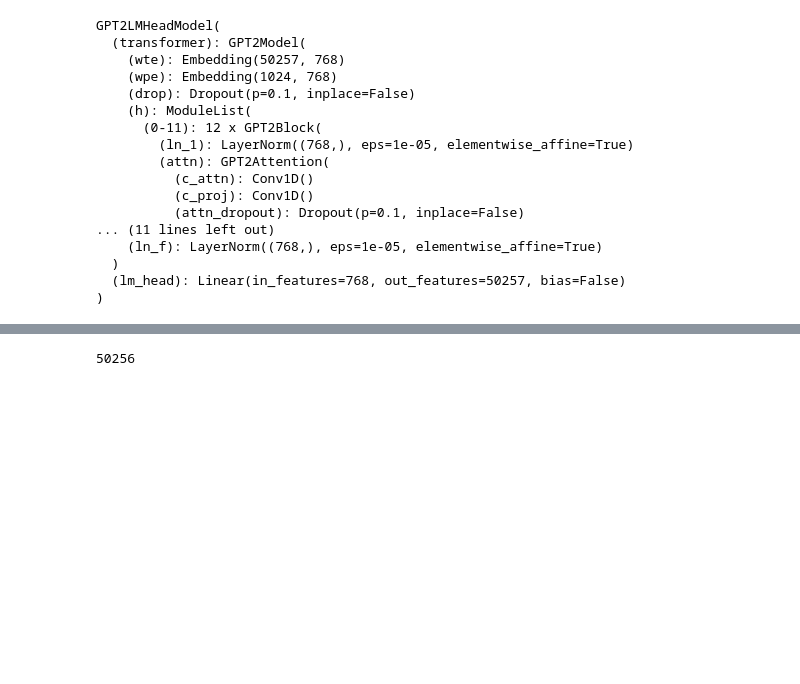
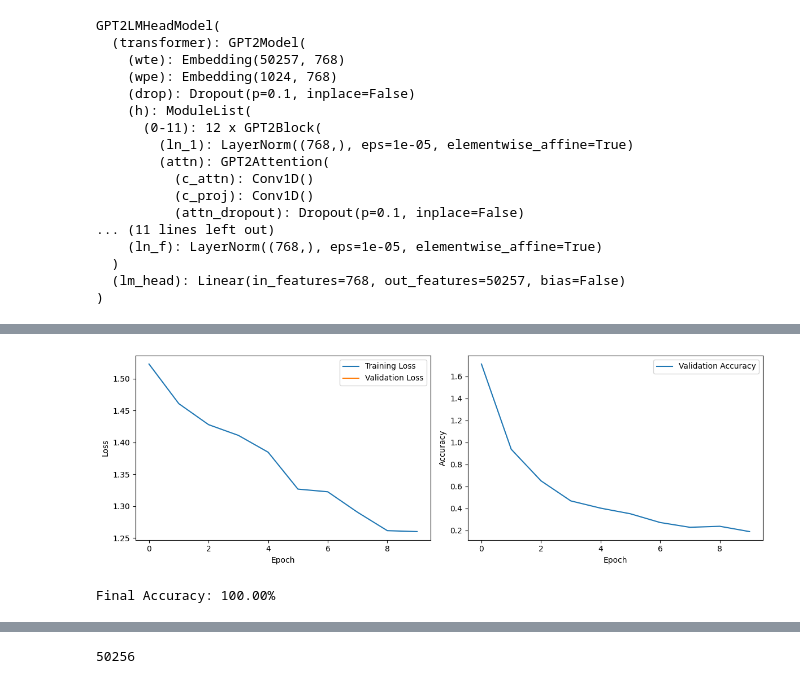
Before and after one commit to Abir-Tx/ImCap, a Jupyter notebook: img_caption_gen.ipynb, the cells around one changed output, grey strips where cells are left out. Cells and saved outputs as stored; diff of their text form; code cells hidden in the pictures; blank space fills up the shorter version.

Commit message:
Upload the final version of the project with added metrics visualizations

```diff
--- a/img_caption_gen.ipynb
+++ b/img_caption_gen.ipynb
@@ -232,11 +248,22 @@ from transformers import AdamW
 model = ImageCaptioningModel(resnet, gpt2)
 model.to(device)
 optimizer = AdamW(model.parameters(), lr=5e-5)
-num_epochs = 3
+num_epochs = 10
 print_every = 50
 total_correct_predictions = 0
 total_predictions = 0
 # %%
+import matplotlib.pyplot as plt
+
+# Initialize lists to store training metrics for plotting
+train_losses = []
+val_losses = []
+accuracies = []
+
+# Initialize lists for confusion matrix
+all_predictions = []
+all_true_labels = []
+
 for epoch in range(num_epochs):
     model.train()
     total_loss = 0
@@ -248,14 +275,14 @@ for epoch in range(num_epochs):
 
         optimizer.zero_grad()
 
-        outputs = model(images, input_ids, attention_mask = masks)
+        outputs = model(images, input_ids, attention_mask=masks)
         loss = outputs.loss
 
         loss.backward()
 
         optimizer.step()
 
-        total_loss +=loss.item()
+        total_loss += loss.item()
         iteration_loss += loss.item()
 
         if idx % print_every == 0:
@@ -263,16 +290,23 @@ for epoch in range(num_epochs):
                   f"Training Loss: {iteration_loss / print_every:.3f}")
             iteration_loss = 0
 
+    # Log and plot training loss
+    avg_train_loss = total_loss / len(train_dataloader)
+    train_losses.append(avg_train_loss)
+
+    # Validation
     model.eval()
     val_loss = 0
     correct_predictions = 0
+
     with torch.no_grad():
         for batch in val_dataloader:
             batch = tuple(t.to(device) for t in batch)
             images, input_ids, masks = batch
-            outputs = model (images, input_ids, attention_mask=masks)
+            outputs = model(images, input_ids, attention_mask=masks)
             loss = outputs.loss
             val_loss += loss.item()
+
             # Track correct predictions during validation
             predicted_ids = torch.argmax(outputs.logits, dim=2)
 
@@ -282,18 +316,49 @@ for epoch in range(num_epochs):
             input_ids = input_ids[:, :min_length]
 
             correct_predictions += torch.sum(predicted_ids == input_ids)
+
+
+            # Collect predictions and true labels for confusion matrix
+            predicted_ids = torch.argmax(outputs.logits, dim=2)
+            min_length = min(predicted_ids.shape[1], input_ids.shape[1])
+            predicted_ids = predicted_ids[:, :min_length]
+            input_ids = input_ids[:, :min_length]
+            all_predictions.extend(predicted_ids.cpu().numpy().flatten())
+            all_true_labels.extend(input_ids.cpu().numpy().flatten())
+
     total_correct_predictions += correct_predictions.item()
-    total_predictions += len(val_dataset) * 5  # Each image has 5 captions in your dataset
+    total_predictions += len(val_dataset) * 5  # Each image has 5 captions in the dataset
 
     val_loss = val_loss / len(val_dataloader)
 
-    print(f"Epoch {epoch + 1}/{num_epochs} | Training Loss: {total_loss / len(train_dataloader):.3f} | "
-          f"Validation Loss: {val_loss:.3f}\n")
+    # Log and plot validation loss
+    print(f"Epoch {epoch + 1}/{num_epochs} | Training Loss: {avg_train_loss:.3f} | "
+          f"Validation Loss: {val_loss:.3f}")
 
-# Calculate final accuracy
-# final_accuracy = total_correct_predictions / total_predictions
+    # Calculate accuracy
+    accuracy = correct_predictions.item() / total_predictions
+    accuracies.append(accuracy)
 
-# print(f"Final Accuracy: {final_accuracy * 100:.2f}%")
+    print(f"Validation Accuracy: {accuracy * 100:.2f}%\n")
+
+# Plot the training and validation loss curves
+plt.figure(figsize=(12, 4))
+plt.subplot(1, 2, 1)
+plt.plot(train_losses, label='Training Loss')
+plt.plot(val_losses, label='Validation Loss')
+plt.xlabel('Epoch')
+plt.ylabel('Loss')
+plt.legend()
+
+# Plot the accuracy curve
+plt.subplot(1, 2, 2)
+plt.plot(accuracies, label='Validation Accuracy')
+plt.xlabel('Epoch')
+plt.ylabel('Accuracy')
+plt.legend()
+
+plt.tight_layout()
+plt.show()
 
 # Calculate final accuracy, ensuring it's in the 0-100% range
 final_accuracy = min(max(total_correct_predictions / total_predictions, 0.0), 1.0) * 100
@@ -321,0 +385,2 @@ Final Accuracy: 100.00%
+[figure, added]
+Final Accuracy: 100.00%
```
Also changed, not shown: parts of 9 cells of this notebook.
